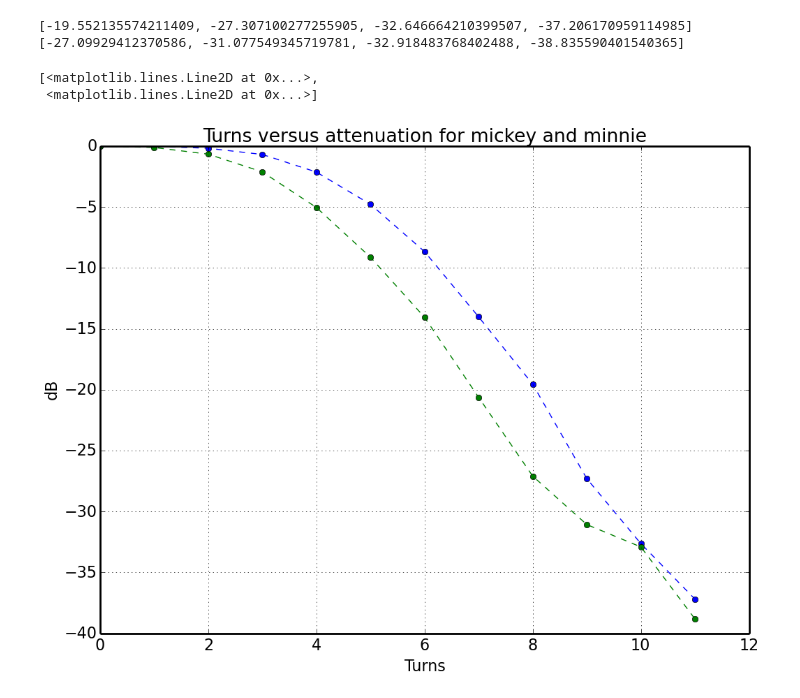
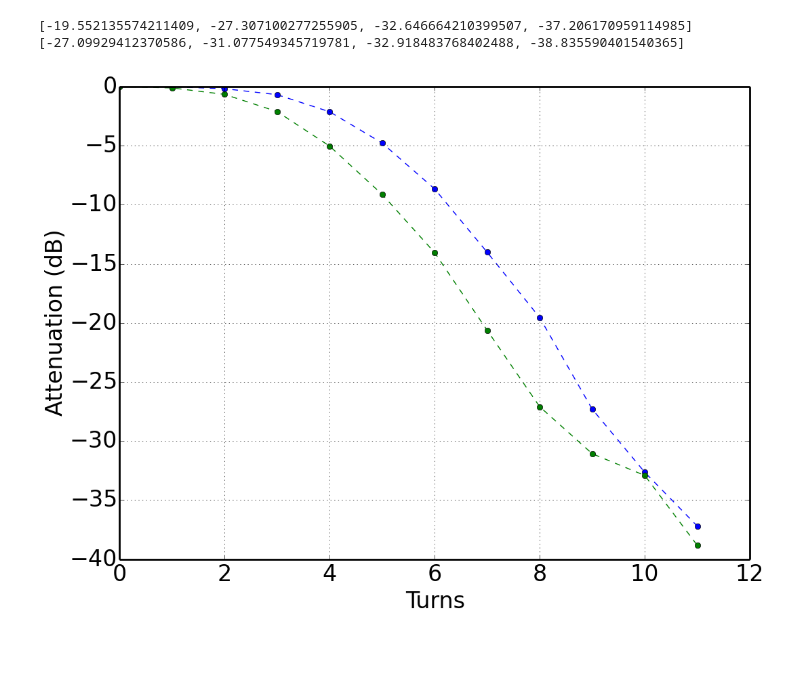
Before and after one commit to ColumbiaCMB/mmw-source, a Jupyter notebook: 2014-04-21_individual-attenuator-characterization.ipynb, the cells around one changed output. Saved outputs shown, nothing was run; the diff lists cells and outputs as text; code cells hidden in the pictures; blank space fills up the shorter version.

```diff
--- a/2014-04-21_individual-attenuator-characterization.ipynb
+++ b/2014-04-21_individual-attenuator-characterization.ipynb
@@ -1,5 +1,5 @@
 # %%
-rcParams['font.size']=16
+rcParams['font.size']=24
 rcParams['savefig.dpi']=100
 rcParams['figure.figsize']=(12,9)
 rcParams['figure.subplot.hspace']=.6
@@ -147,14 +146,13 @@ total_minnie=minnie_top.db_list[:8]+adjust_minnie
 # %%
 fig4=figure(4)
 ax4=fig4.add_subplot(111)
-ax4.set_ylabel('dB')
+ax4.set_ylabel('Attenuation (dB)')
 ax4.set_xlabel('Turns')
-ax4.set_title('Turns versus attenuation for mickey and minnie')
+# ax4.set_title('Turns versus attenuation for mickey and minnie')
 ax4.plot(total_mickey,'--o', total_minnie, '--o')
+fig4.savefig('attenuation_mickey_minnie.pdf')
 # %% [output]
-[<matplotlib.lines.Line2D at 0x...>,
- <matplotlib.lines.Line2D at 0x...>]
-[figure, old version]
+[figure, new version]
 # %%
 total=[total_mickey[i]+total_minnie[i] for i in range(len(total_mickey))]
 # %%
```
Also changed, not shown: parts of 12 cells of this notebook, 7 other files.
